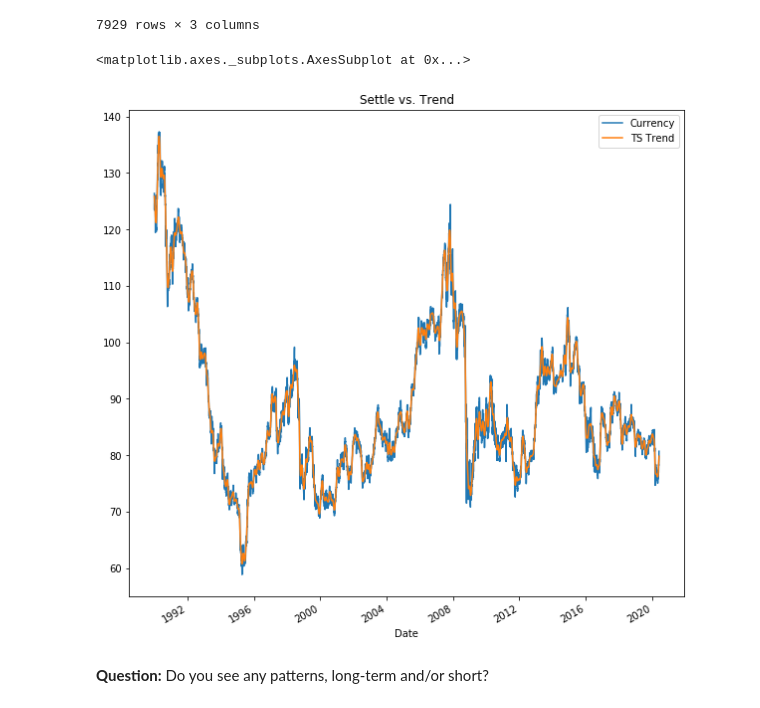
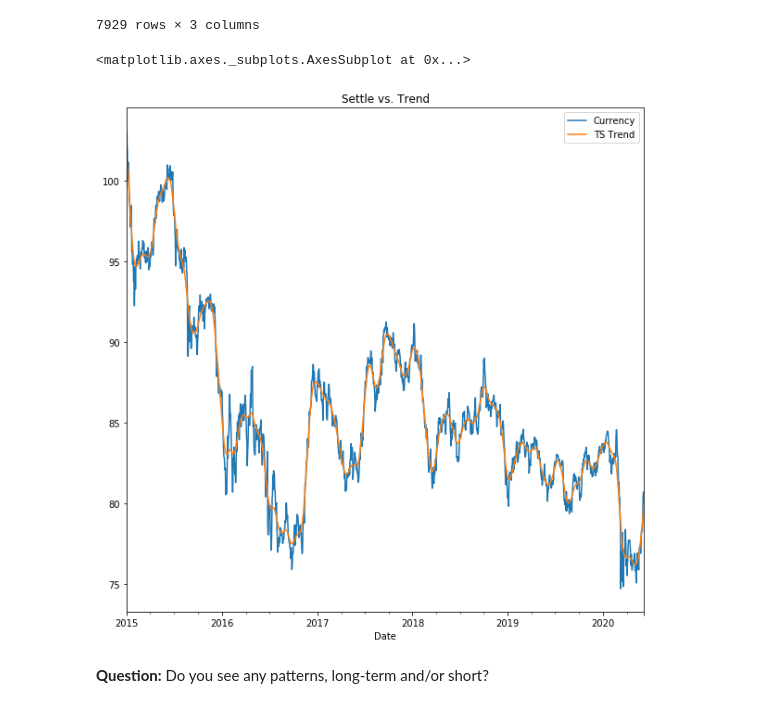
Before and after one commit to SamRoberts995/TimeSeries_Homework, a Jupyter notebook: Homework/Starter_Code/time_series_analysis.ipynb, the cells around one changed output. Cells and saved outputs as stored; diff of their text form; code cells hidden in the pictures.

```diff
--- a/Homework/Starter_Code/time_series_analysis.ipynb
+++ b/Homework/Starter_Code/time_series_analysis.ipynb
@@ -82,10 +82,10 @@ price_df
 7929 rows × 3 columns
 # %%
 # Plot the Exchange Rate Price vs. the Trend for 2015 to the present
-price_df.plot(y=['Currency', 'TS Trend'], figsize=[10,10], title = 'Settle vs. Trend')
+price_df.loc["2015-01-01":,["Currency","TS Trend"]].plot(y=['Currency', 'TS Trend'], figsize=[10,10], title = 'Settle vs. Trend')
 # %% [output]
 <matplotlib.axes._subplots.AxesSubplot at 0x...>
-[figure, old version]
+[figure, new version]
 # %% [markdown]
 **Question:** Do you see any patterns, long-term and/or short?
 # %% [markdown]
```
Also changed, not shown: parts of 6 cells of this notebook.
